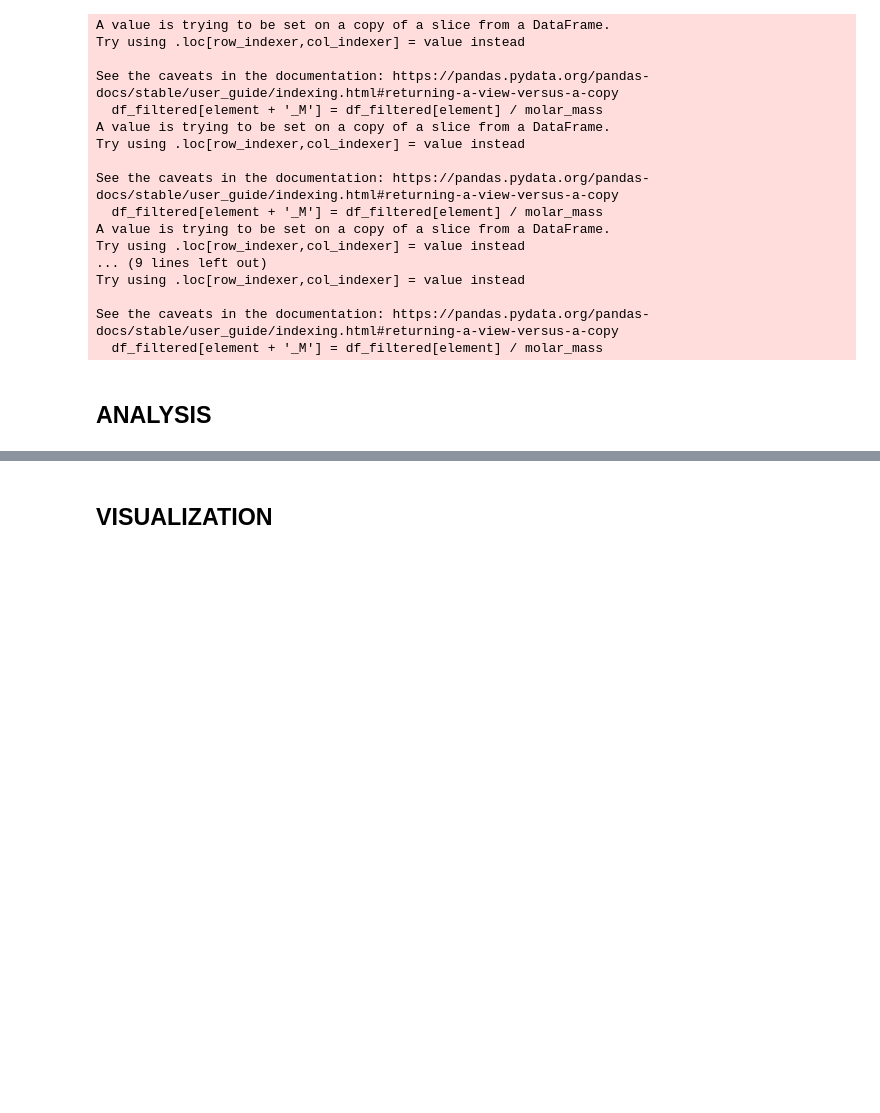
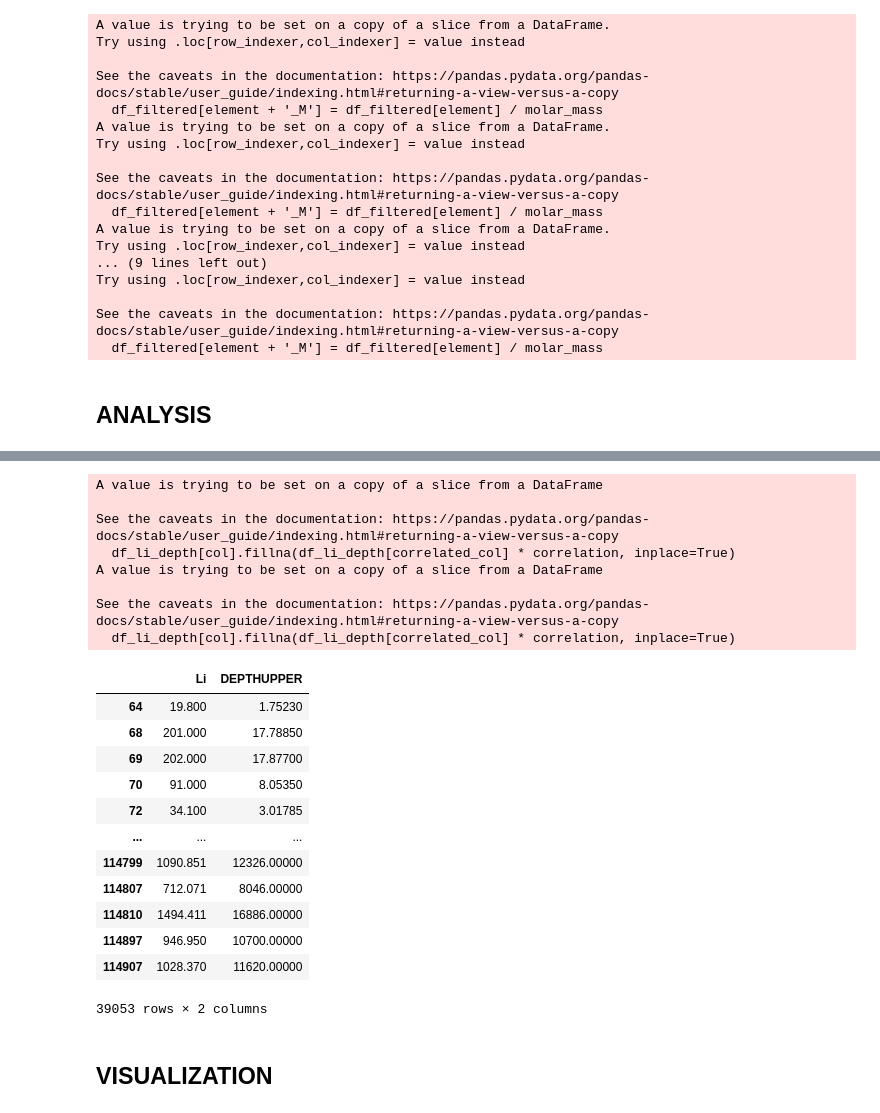
Before and after one commit to bsvab/produced-water-chemistry, a Jupyter notebook: notebooks/produced_water_chemistry-alejandro.ipynb, the cells around one changed output, grey strips where cells are left out. Drawn from its saved outputs; the diff is of its cells as text; code cells hidden in the pictures; blank space fills up the shorter version.

```diff
--- a/notebooks/produced_water_chemistry-alejandro.ipynb
+++ b/notebooks/produced_water_chemistry-alejandro.ipynb
@@ -201,5 +170,17 @@ df_filtered['ChargeBalanceDiscrepancy'] = abs(df_filtered['CalculatedChargeBalan
 
 # Save the updated dataframe with discrepancy flags
 df_filtered.to_csv('../data/df_filtered_discrepancy_flags.csv', index=False)
+# %%
+#Replace missing CO3 with 0's
+df_filtered['CO3'].fillna(0, inplace=True)
+
+#Replace missing HCO3 with ALKHCO3 where available
+df_filtered['HCO3'].fillna(df_filtered['ALKHCO3'], inplace=True)
+
+#Calculate HCO3 if both HCO3 and ALKHCO3 are missing
+mask = df_filtered['HCO3'].isna() & df_filtered['ALKHCO3'].isna()
+df_filtered.loc[mask, 'HCO3'] = (df_filtered['Cations'] - df_filtered['Anions']) / 61.0702
+
+# Save thdf_filtered.to_csv('../data/df_filtered_estimated_HCO3.csv', index=False)e updated dataframe with estimated HCO3
 # %% [markdown]
 ## ANALYSIS
@@ -206,3 +229,46 @@ df_filtered.to_csv('../data/df_filtered_discrepancy_flags.csv', index=False)
+# %%
+# Set the correlation value found from the regression plot above
+correlation = 0.0885
+
+# Iterate through each column with missing values
+for col in df_li_depth.columns:
+    # Find columns with missing values
+    if df_li_depth[col].isnull().any():
+        # Find the non-missing column with the highest correlation
+        correlated_col = df_li_depth.corr()[col].drop(col).idxmin()
+
+        # Fill missing values using the specified correlation coefficient
+        df_li_depth[col].fillna(df_li_depth[correlated_col] * correlation, inplace=True)
+
+
+# Get rid of rows that are still blank
+df_li_depth = df_li_depth.dropna(subset=['Li', 'DEPTHUPPER'])
+# Create a new csv file showing the filled in lithium and upper depth values
+df_li_depth.to_csv('../data/df_li_depth.csv', index=False)
+# Show the dataframe after filling in the blanks
+df_li_depth
+# %% [output]
+A value is trying to be set on a copy of a slice from a DataFrame
+
+See the caveats in the documentation: https://pandas.pydata.org/pandas-docs/stable/user_guide/indexing.html#returning-a-view-versus-a-copy
+  df_li_depth[col].fillna(df_li_depth[correlated_col] * correlation, inplace=True)
+A value is trying to be set on a copy of a slice from a DataFrame
+
+See the caveats in the documentation: https://pandas.pydata.org/pandas-docs/stable/user_guide/indexing.html#returning-a-view-versus-a-copy
+  df_li_depth[col].fillna(df_li_depth[correlated_col] * correlation, inplace=True)
+|  | Li | DEPTHUPPER |
+| 64 | 19.800 | 1.75230 |
+| 68 | 201.000 | 17.78850 |
+| 69 | 202.000 | 17.87700 |
+| 70 | 91.000 | 8.05350 |
+| 72 | 34.100 | 3.01785 |
+| ... | ... | ... |
+| 114799 | 1090.851 | 12326.00000 |
+| 114807 | 712.071 | 8046.00000 |
+| 114810 | 1494.411 | 16886.00000 |
+| 114897 | 946.950 | 10700.00000 |
+| 114907 | 1028.370 | 11620.00000 |
+39053 rows × 2 columns
 # %% [markdown]
 ## VISUALIZATION
 # %%
```
Also changed, not shown: parts of 5 cells of this notebook, 4 other files.
